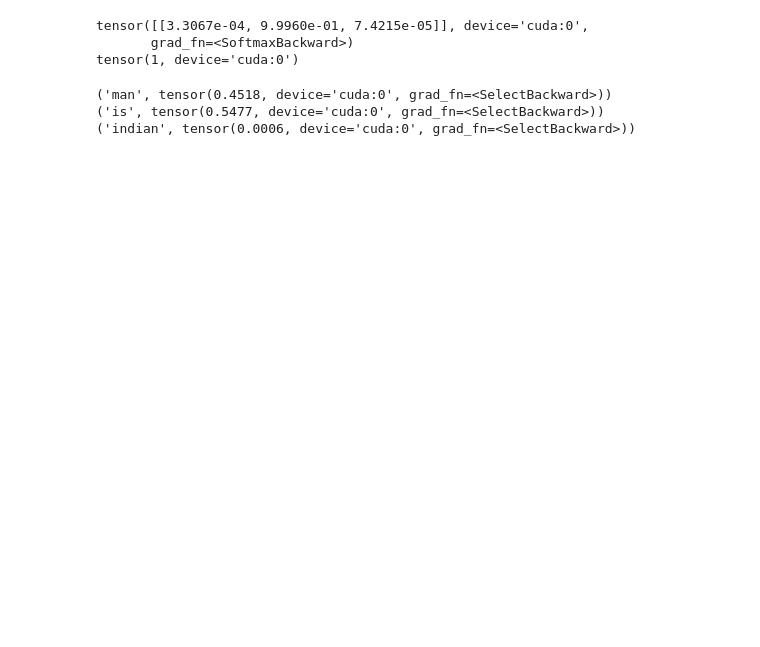
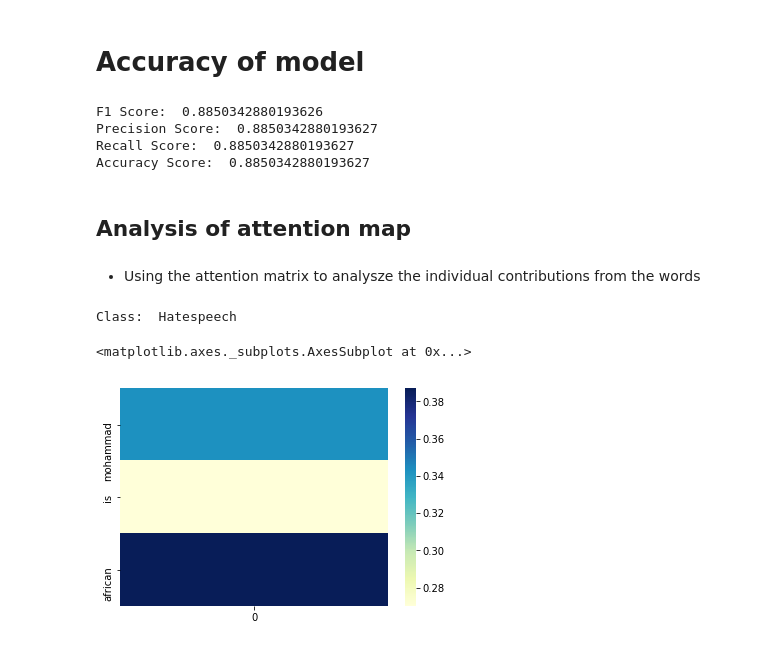
Before and after one commit to yp201/structure-based-hate-speech-detection, a Jupyter notebook: self_attention.ipynb, the cells around one changed output. Drawn from its saved outputs; the diff is of its cells as text; code cells hidden in the pictures; blank space fills up the shorter version.

Commit message:
analysis of self attention model added

```diff
--- a/self_attention.ipynb
+++ b/self_attention.ipynb
@@ -222,7 +197,7 @@ class SelfAttention(nn.Module):
 
         return logits,attn_weight_matrix
 # %%
-batch_size=64
+batch_size=128
 num_classes=3
 h_emb=500
 emb_size=100
@@ -245,7 +222,8 @@ def clip_gradient(model, clip_value):
     for p in params:
         p.grad.data.clamp_(-clip_value, clip_value)
 # %%
-opt = torch.optim.Adam(model.parameters(), lr=1e-2)
+opt = torch.optim.Adam(model.parameters(), lr=1e-3)
+scheduler = torch.optim.lr_scheduler.ReduceLROnPlateau(opt,'min',verbose=True,patience=5)
 loss_func = nn.BCEWithLogitsLoss()
 epochs=5
 # %%
@@ -275,5 +253,6 @@ for epoch in range(1, epochs + 1):
         val_loss += loss.data.item() * x.size(0)
 
     val_loss /= len(valid)
+    scheduler.step(val_loss)
     print('Epoch: {}, Training Loss: {:.4f}, Validation Loss: {:.4f}'.format(epoch, epoch_loss, val_loss))
 # %% [output]
@@ -285,12 +264,16 @@ Epoch: 5, Training Loss: 0.0472, Validation Loss: 0.5649
 # %%
 accuracy=0
 count=0
+predictions=[]
+actual=[]
 for x,y in test_dl:
     preds,attentin_matrix = model(x,x.size()[0])
     preds = F.softmax(preds,1)
     for idx,p in enumerate(preds):
-        curr_pred=np.round(p.detach().tolist())
-        curr_gt=np.round(y[idx].tolist())
+        curr_pred=np.argmax(np.round(p.detach().tolist()))
+        curr_gt=np.argmax(np.round(y[idx].tolist()))
+        predictions.append(curr_pred)
+        actual.append(curr_gt)
         if np.array_equal(curr_pred,curr_gt):
             accuracy+=1
         count+=1
@@ -304,0 +280,2 @@ len(test[0].tweet)
+# %% [markdown]
+# Accuracy of model
@@ -305,30 +287,51 @@ len(test[0].tweet)
+# %%
+f = f1_score( actual,predictions, average='micro')
+print("F1 Score: ", f)
+p = precision_score(actual, predictions, average='micro')
+print("Precision Score: ", p)
+r = recall_score(actual, predictions, average='micro')
+print("Recall Score: ", r)
+a = accuracy_score(actual, predictions)
+print("Accuracy Score: ", a)
+# %% [output]
+F1 Score:  0.8850342880193626
+Precision Score:  0.8850342880193627
+Recall Score:  0.8850342880193627
+Accuracy Score:  0.8850342880193627
+# %% [markdown]
+## Analysis of attention map
+# %% [markdown]
+- Using the attention matrix to analysze the individual contributions from the words
 # %%
 ''' Let us now predict the sentiment on a single sentence just for the testing purpose. '''
-test_sen1 = "man is indian"
+classes={0:'Hatespeech',1:'Offensive',2:'Neither'}
+test_sen1 = "Mohammad is African"
 test_sen1 = TEXT.preprocess(test_sen1)
 sentence=test_sen1
 test_sen1 = [[TEXT.vocab.stoi[x] for x in test_sen1]]
 
 
 test_sen = np.asarray(test_sen1)
 test_sen = torch.LongTensor(test_sen)
-test_tensor = Variable(test_sen, volatile=True)
+test_tensor = Variable(test_sen)
 test_tensor = test_tensor.cuda()
 model.eval()
 
 output,attention_matrix = model(test_tensor, 1)
 out = torch.softmax(output, 1)
-print(out)
-print(torch.argmax(out))
+print("Class: ", classes[torch.argmax(out).item()])
+
+attention=torch.mean(attention_matrix,1)
+attention = attention
+attended_words=zip(sentence,attention[0])
+individual_attention=list(np.zeros(len(sentence)))
+individual_labels=list(np.zeros(len(sentence)))
+for index,i in enumerate(attended_words):
+    individual_labels[index], individual_attention[index] = i[0], i[1].item()
+
+data_frame=pd.DataFrame(individual_attention,index=individual_labels)
+sns.heatmap(data_frame,cmap='YlGnBu')
 # %% [output]
-tensor([[3.3067e-04, 9.9960e-01, 7.4215e-05]], device='cuda:0',
-       grad_fn=<SoftmaxBackward>)
-tensor(1, device='cuda:0')
+Class:  Hatespeech
+<matplotlib.axes._subplots.AxesSubplot at 0x...>
+[figure, added]
-# %%
-a=zip(sentence,attention_matrix[0][0])
-for i in a:
-    print(i)
-# %% [output]
-('man', tensor(0.4518, device='cuda:0', grad_fn=<SelectBackward>))
-('is', tensor(0.5477, device='cuda:0', grad_fn=<SelectBackward>))
-('indian', tensor(0.0006, device='cuda:0', grad_fn=<SelectBackward>))
```
Also changed, not shown: parts of 20 cells of this notebook.
